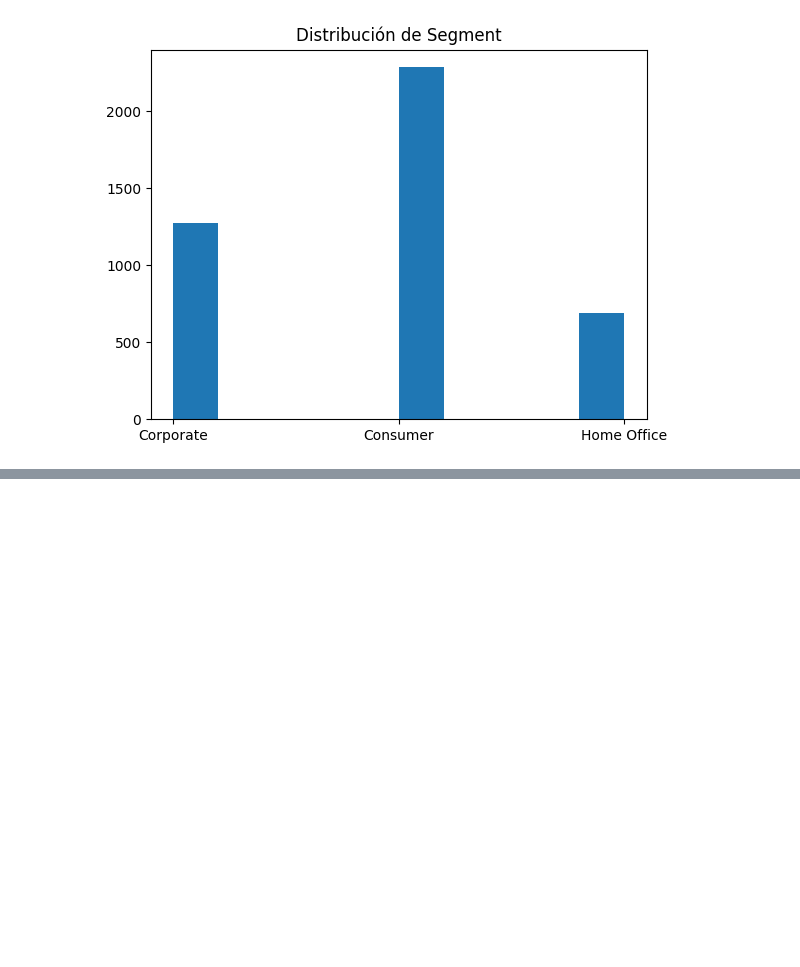
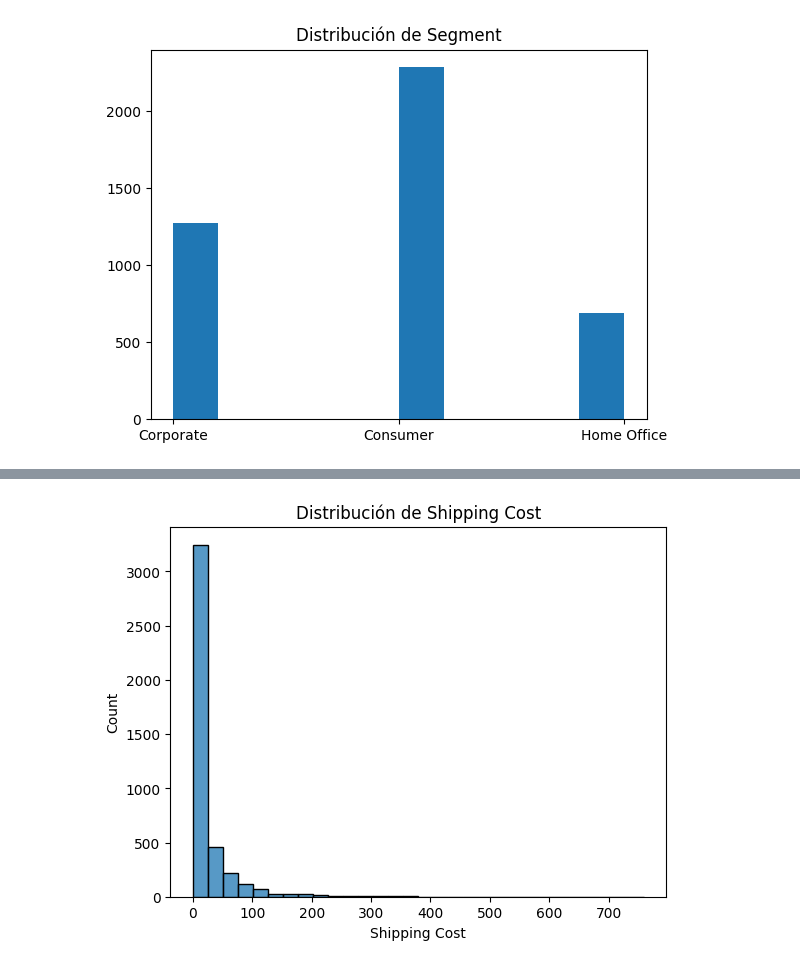
Before and after one commit to juliotorresmoreno/opencv-courses, a Jupyter notebook: python/visualizaciondatos/Untitled-1.ipynb, the cells around one changed output, grey strips where cells are left out. Cells and saved outputs as stored; diff of their text form; code cells hidden in the pictures; blank space fills up the shorter version.

```diff
--- a/python/visualizaciondatos/Untitled-1.ipynb
+++ b/python/visualizaciondatos/Untitled-1.ipynb
@@ -293,0 +328,6 @@ plt.show()
+# %%
+sns.histplot(df["Shipping Cost"], bins=30)
+plt.title("Distribución de Shipping Cost")
+plt.show()
+# %% [output]
+[figure, added]
```
Also changed, not shown: parts of 47 cells of this notebook, 1 other file.
